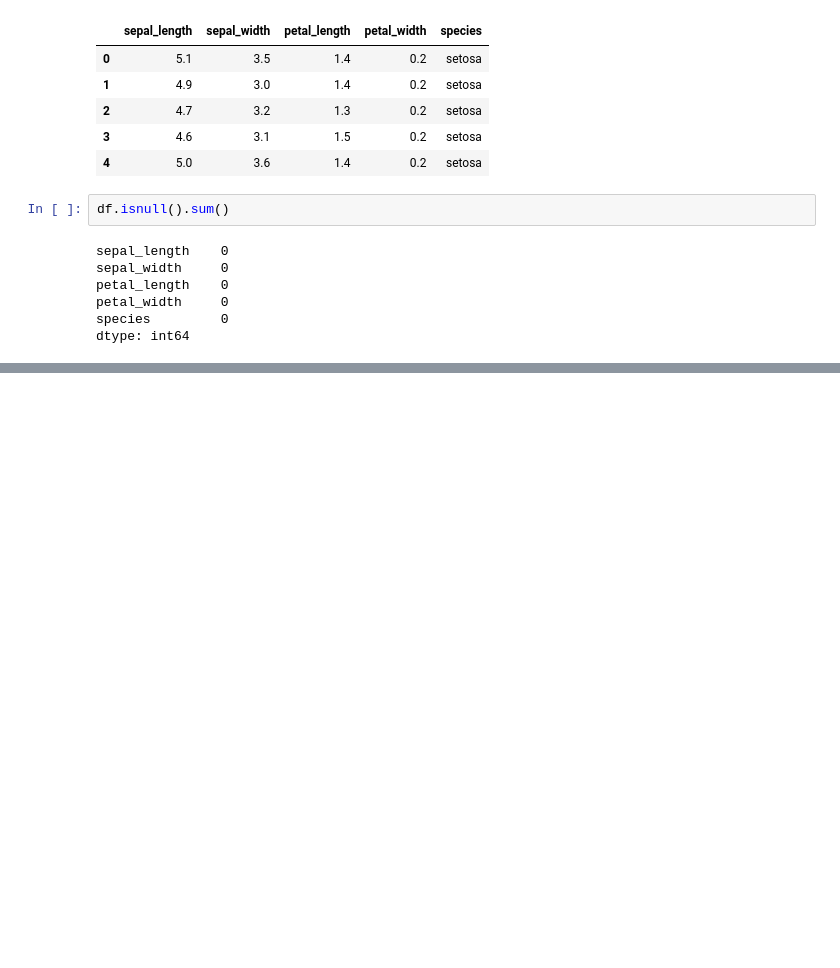
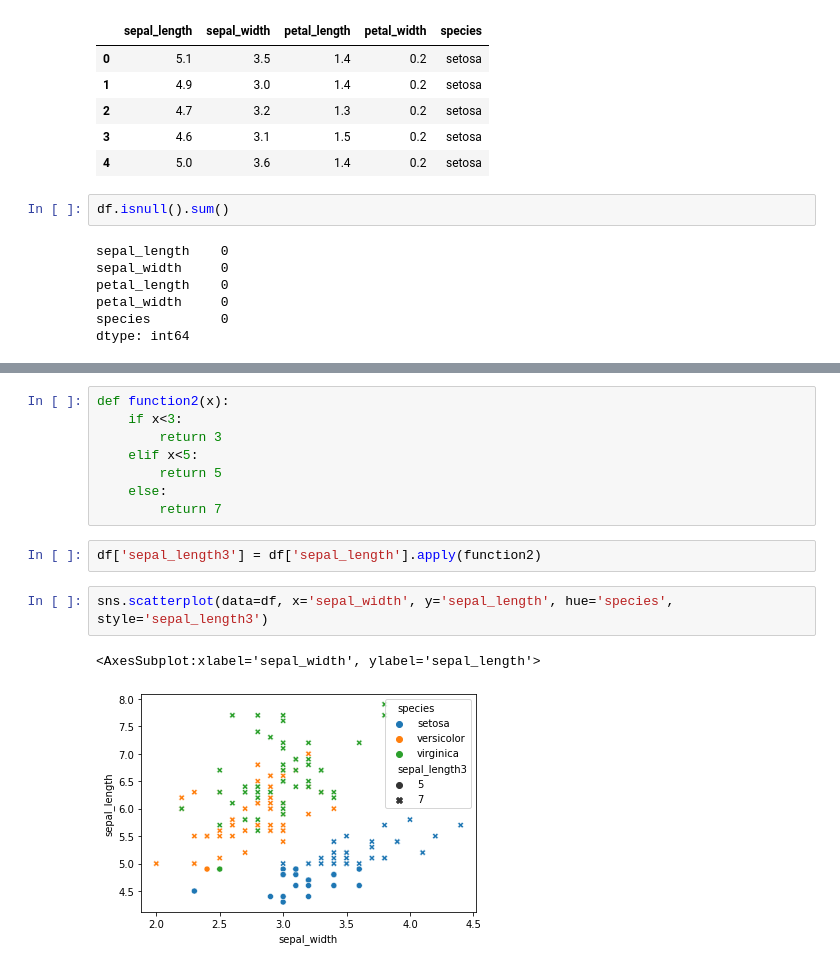
Before and after one commit to skanwngud/Python, a Jupyter notebook: Data/visualization_6.ipynb, the cells around one changed output, grey strips where cells are left out. Saved outputs shown, nothing was run; the diff lists cells and outputs as text; blank space fills up the shorter version.

```diff
--- a/Data/visualization_6.ipynb
+++ b/Data/visualization_6.ipynb
@@ -26,0 +59,15 @@ dtype: int64
+# %%
+def function2(x):
+    if x<3:
+        return 3
+    elif x<5:
+        return 5
+    else:
+        return 7
+# %%
+df['sepal_length3'] = df['sepal_length'].apply(function2)
+# %%
+sns.scatterplot(data=df, x='sepal_width', y='sepal_length', hue='species', style='sepal_length3')
+# %% [output]
+<AxesSubplot:xlabel='sepal_width', ylabel='sepal_length'>
+[figure, added]
```
Also changed, not shown: parts of 8 cells of this notebook, 1 other file.
